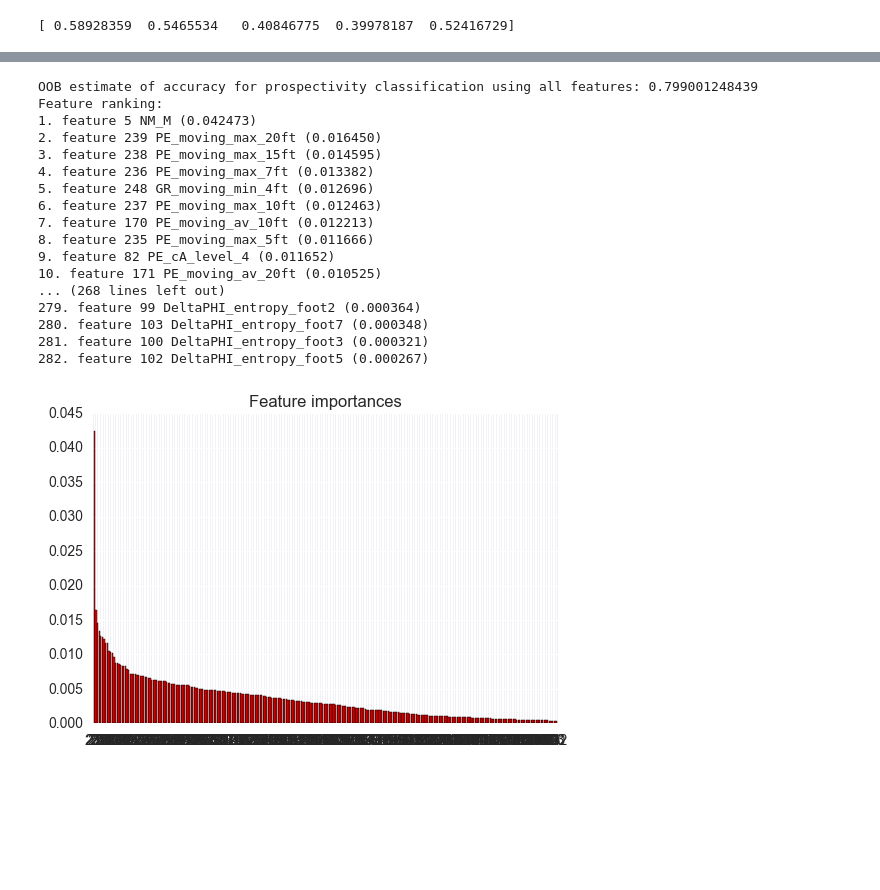
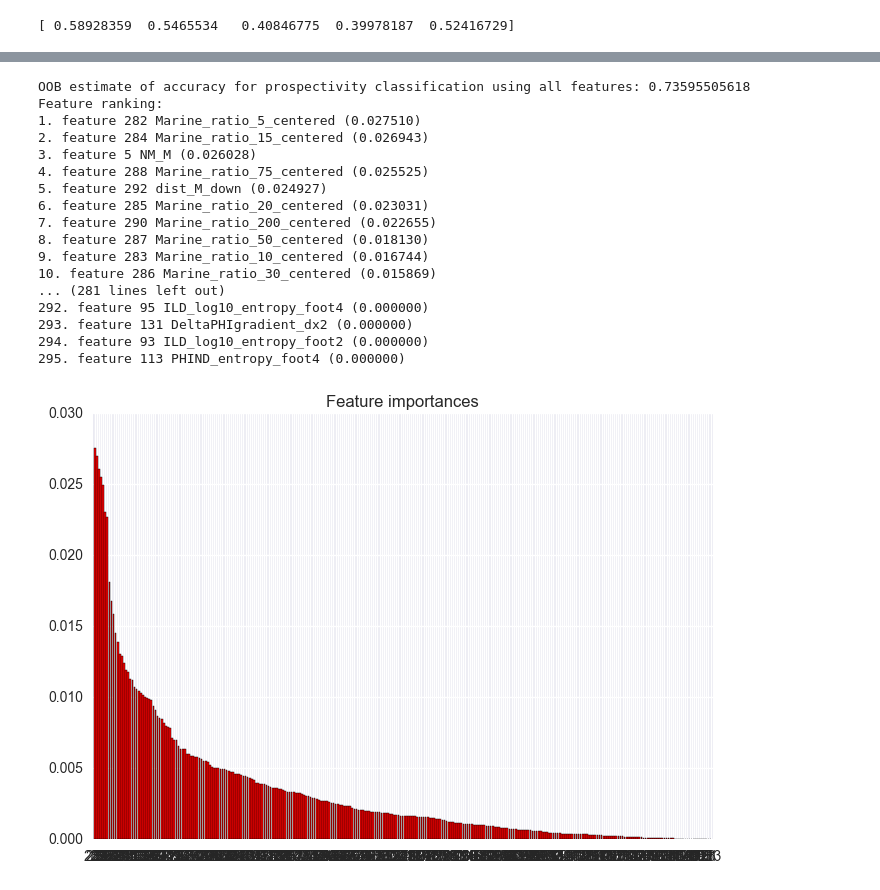
Before and after one commit to lperozzi/2016-ml-contest_liamlearn, a Jupyter notebook: Feature_engineering_data_mining_all_variables_together.ipynb, the cells around one changed output, grey strips where cells are left out. Cells and saved outputs as stored; diff of their text form; code cells hidden in the pictures; blank space fills up the shorter version.

```diff
--- a/Feature_engineering_data_mining_all_variables_together.ipynb
+++ b/Feature_engineering_data_mining_all_variables_together.ipynb
@@ -437,6 +627,13 @@ moving_min_df.head(5)
 | 3 | 3 | A1 SH | SHRIMPLIN | 2794.5 | 74.58 | 74.58 | 73.97 | ... |
 | 4 | 3 | A1 SH | SHRIMPLIN | 2795.0 | 73.97 | 73.97 | 73.72 | ... |
 5 rows × 39 columns
+# %%
+###### All geological variables
+rolling_marine_ratio_df = make_rolling_marine_ratio_vars(wells_df=training_data, windows=[5, 10, 15, 20, 30, 50, 75, 100, 200])
+dist_M_up_df = make_distance_to_M_up_vars(wells_df=training_data)
+dist_M_down_df = make_distance_to_M_down_vars(wells_df=training_data)
+dist_NM_up_df = make_distance_to_NM_up_vars(wells_df=training_data)
+dist_NM_down_df = make_distance_to_NM_down_vars(wells_df=training_data)
 # %% [markdown]
 ## Data mining variables and exploring their discriminatory power
 
@@ -448,7 +645,8 @@ These variables have been creating to increase the classification success. The o
 Here, a random forest is created to at the feature importance for all of these variables.
 # %%
 list_df_var = [dwt_db1_cD_df, dwt_db1_cA_df, dwt_db3_cD_df, dwt_db3_cA_df,
-               entropy_df, gradient_df, moving_av_df, moving_std_df, moving_max_df, moving_min_df]
+               entropy_df, gradient_df, moving_av_df, moving_std_df, moving_max_df, moving_min_df,
+              rolling_marine_ratio_df, dist_M_up_df, dist_M_down_df, dist_NM_up_df, dist_NM_down_df]
 combined_df = training_data
 for var_df in list_df_var:
     temp_df = var_df
@@ -478,10 +677,2 @@ print (CV)
 # %% [output]
 [ 0.58928359  0.5465534   0.40846775  0.39978187  0.52416729]
-# %%
-###### create predictor and target arrays
-X_raw = combined_df.iloc[:, 4:11]
-y = combined_df['Facies']
-#Fold = KFold(n_split=5, shuffle=True, RanDomState=42)
-Cl = RandomForestClassifier(n_estimators=100, min_samples_split=20, min_samples_leaf=10, n_jobs=-1, class_weight='balanced', oob_score=True)
-CV = cross_val_score(Cl, X_raw, y, scoring='f1_weighted', cv=5)
-print (CV)
@@ -490,41 +828,43 @@ print (CV)
 # %%
+Cl = RandomForestClassifier(n_estimators=75, max_features=0.1, min_samples_leaf=25,
+                            min_samples_split=50, class_weight='balanced', random_state=42,oob_score=True, n_jobs=-1)
 Cl.fit(X, y)
 print ('OOB estimate of accuracy for prospectivity classification using all features: %s' % str(Cl.oob_score_))
 
 importances = Cl.feature_importances_
 std = np.std([tree.feature_importances_ for tree in Cl.estimators_], axis=0)
 indices = np.argsort(importances)[::-1]
 print("Feature ranking:")
 Vars = list(X.columns.values)
 for f in range(X.shape[1]):
     print("%d. feature %d %s (%f)" % (f + 1, indices[f], Vars[indices[f]], importances[indices[f]]))
 
 ########## Plot the feature importances of the forest
 plt.figure()
 plt.title("Feature importances")
 #plt.bar(range(X.shape[1]), importances[indices],
        #color="r", yerr=std[indices], align="center")
 plt.bar(range(X.shape[1]), importances[indices],
        color="r", align="center")
 plt.xticks(range(X.shape[1]), indices)
 plt.xlim([-1, X.shape[1]])
 plt.show()
 # %% [output]
-OOB estimate of accuracy for prospectivity classification using all features: 0.799001248439
+OOB estimate of accuracy for prospectivity classification using all features: 0.73595505618
 Feature ranking:
-1. feature 5 NM_M (0.042473)
-2. feature 239 PE_moving_max_20ft (0.016450)
-3. feature 238 PE_moving_max_15ft (0.014595)
-4. feature 236 PE_moving_max_7ft (0.013382)
-5. feature 248 GR_moving_min_4ft (0.012696)
-6. feature 237 PE_moving_max_10ft (0.012463)
-7. feature 170 PE_moving_av_10ft (0.012213)
-8. feature 235 PE_moving_max_5ft (0.011666)
-9. feature 82 PE_cA_level_4 (0.011652)
-10. feature 171 PE_moving_av_20ft (0.010525)
-... (268 lines left out)
-279. feature 99 DeltaPHI_entropy_foot2 (0.000364)
-280. feature 103 DeltaPHI_entropy_foot7 (0.000348)
-281. feature 100 DeltaPHI_entropy_foot3 (0.000321)
-282. feature 102 DeltaPHI_entropy_foot5 (0.000267)
+1. feature 282 Marine_ratio_5_centered (0.027510)
+2. feature 284 Marine_ratio_15_centered (0.026943)
+3. feature 5 NM_M (0.026028)
+4. feature 288 Marine_ratio_75_centered (0.025525)
+5. feature 292 dist_M_down (0.024927)
+6. feature 285 Marine_ratio_20_centered (0.023031)
+7. feature 290 Marine_ratio_200_centered (0.022655)
+8. feature 287 Marine_ratio_50_centered (0.018130)
+9. feature 283 Marine_ratio_10_centered (0.016744)
+10. feature 286 Marine_ratio_30_centered (0.015869)
+... (281 lines left out)
+292. feature 95 ILD_log10_entropy_foot4 (0.000000)
+293. feature 131 DeltaPHIgradient_dx2 (0.000000)
+294. feature 93 ILD_log10_entropy_foot2 (0.000000)
+295. feature 113 PHIND_entropy_foot4 (0.000000)
-[figure, old version]
+[figure, new version]
```
Also changed, not shown: parts of 18 cells of this notebook, 10 other files.
